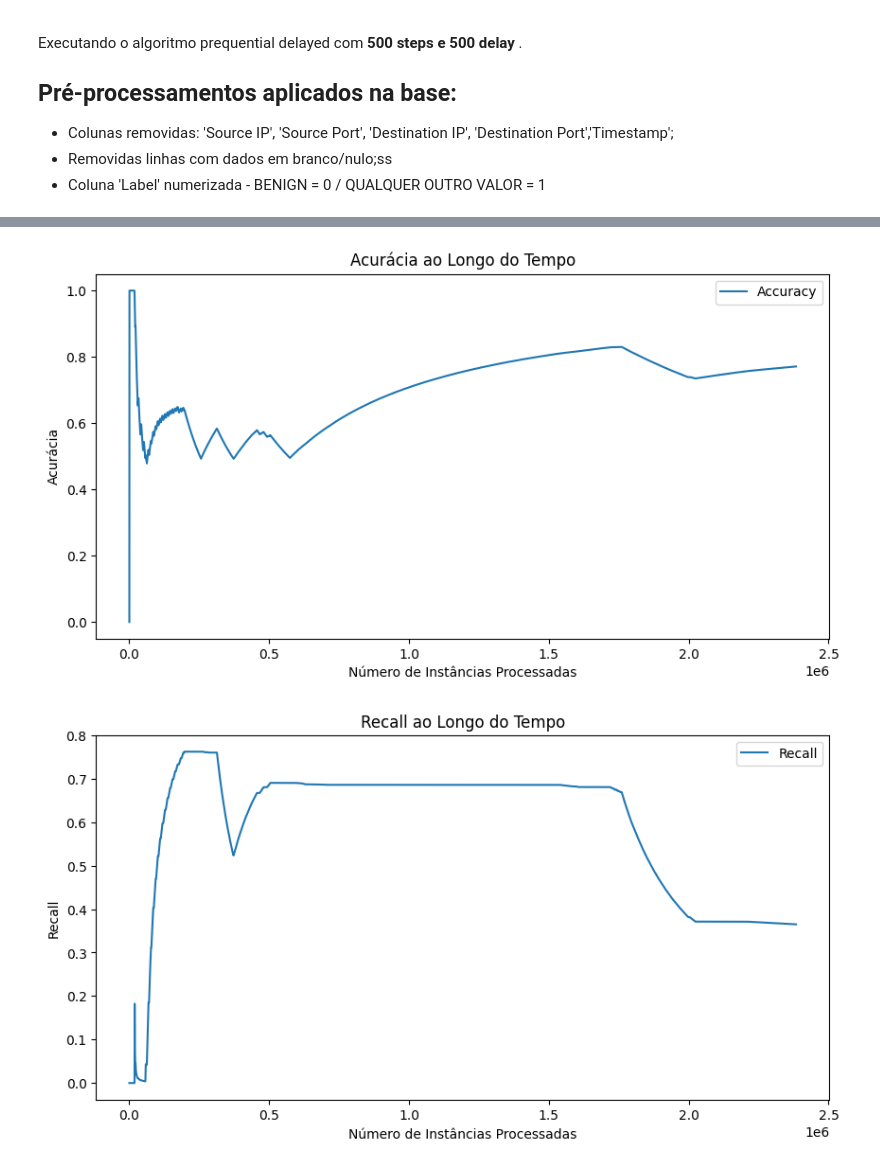
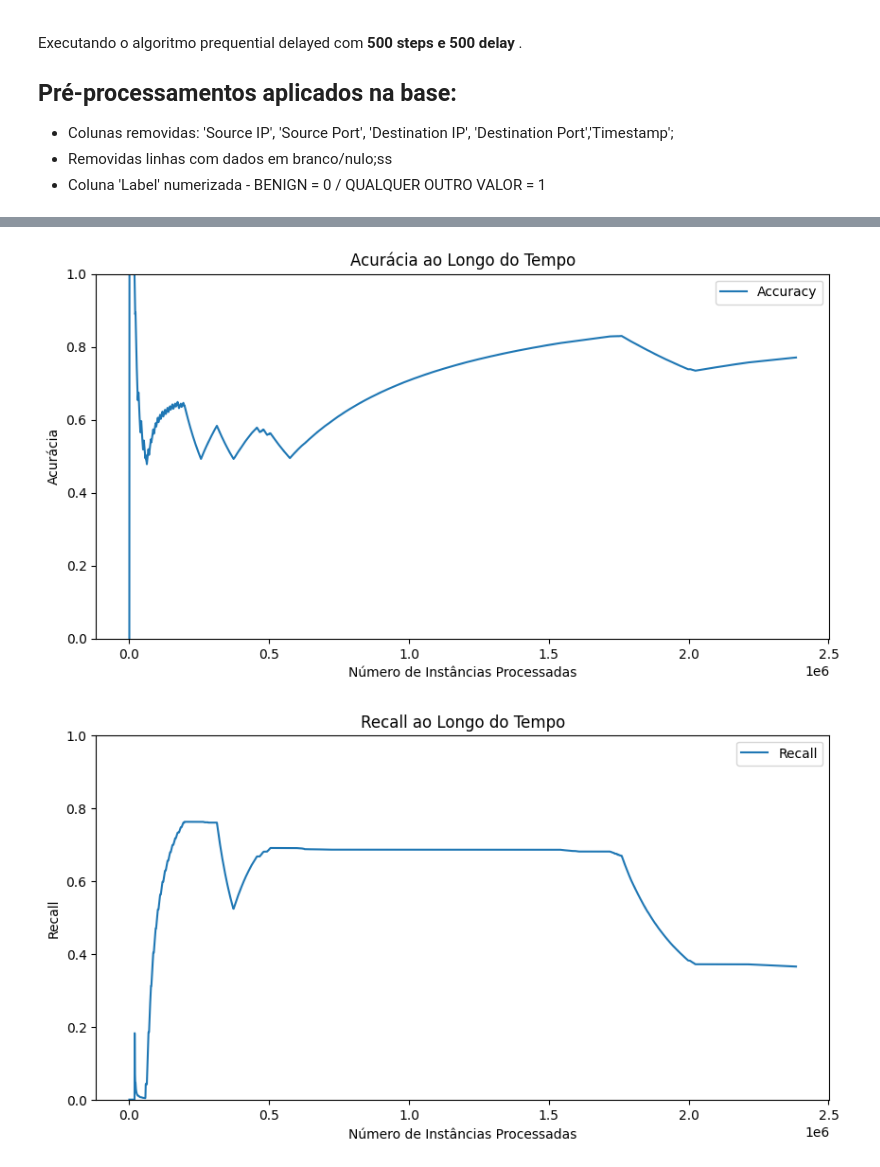
Before and after one commit to andreoalcantara/Experimentos, a Jupyter notebook: base(500).ipynb, the cells around one changed output, grey strips where cells are left out. Cells and saved outputs as stored; diff of their text form; code cells hidden in the pictures.

```diff
--- a/base(500).ipynb
+++ b/base(500).ipynb
@@ -102,21 +102,23 @@ plt.plot(metrics_df.index, metrics_df['accuracy'], label='Accuracy')
 plt.xlabel('Número de Instâncias Processadas')
 plt.ylabel('Acurácia')
 plt.title('Acurácia ao Longo do Tempo')
+plt.ylim(0, 1)
 plt.legend()
 plt.show()
 # %% [output]
-[figure, old version]
+[figure, new version]
 # %%
 # Plotar o Recall
 plt.figure(figsize=(10, 5))
 plt.plot(metrics_df.index, metrics_df['recall'], label='Recall')
 plt.xlabel('Número de Instâncias Processadas')
 plt.ylabel('Recall')
 plt.title('Recall ao Longo do Tempo')
+plt.ylim(0, 1)
 plt.legend()
 plt.show()
 # %% [output]
-[figure, old version]
+[figure, new version]
 # %%
 # Plotar a Precisão
 plt.figure(figsize=(10, 5))
```
Also changed, not shown: parts of 2 cells of this notebook.
